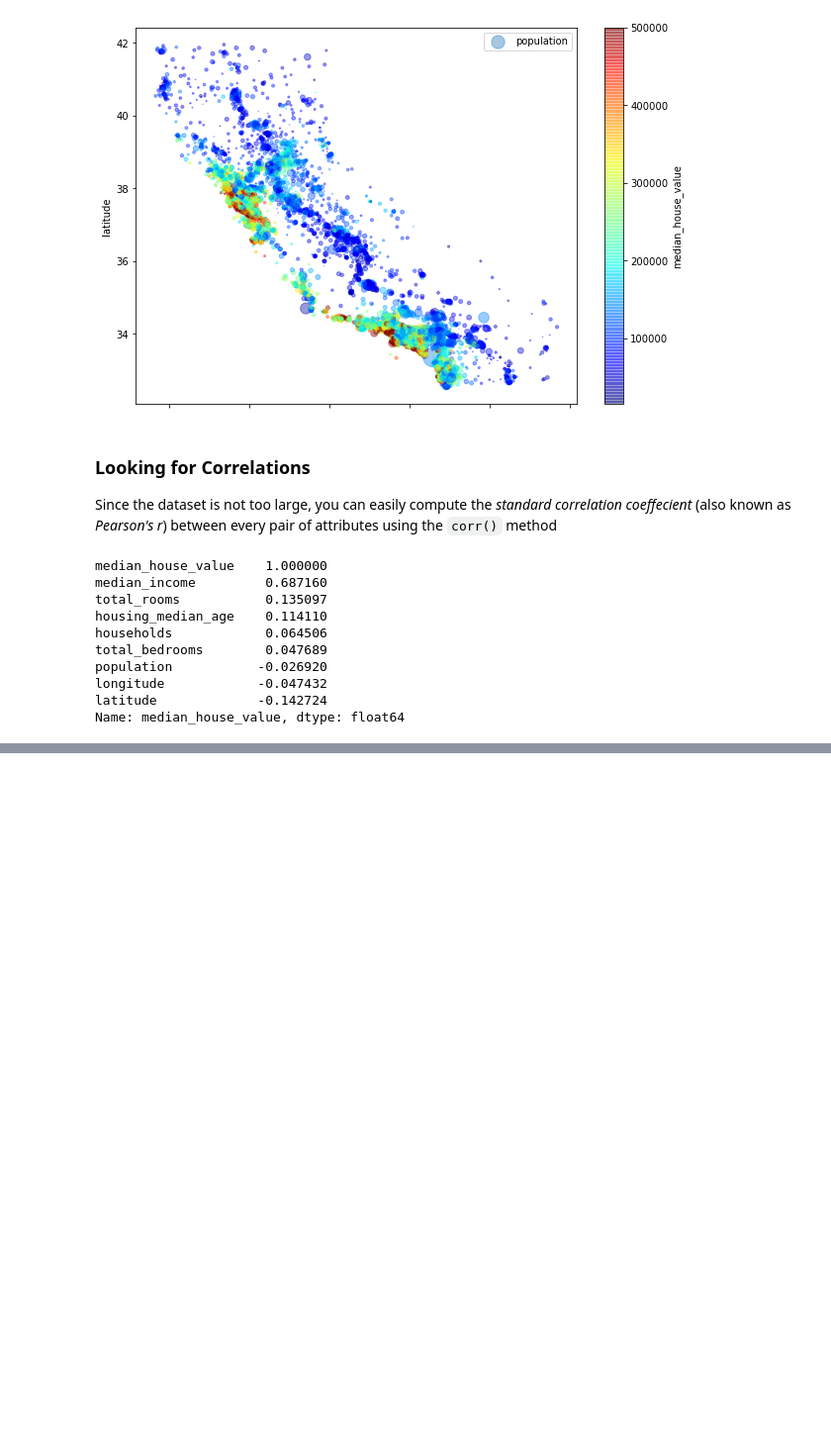
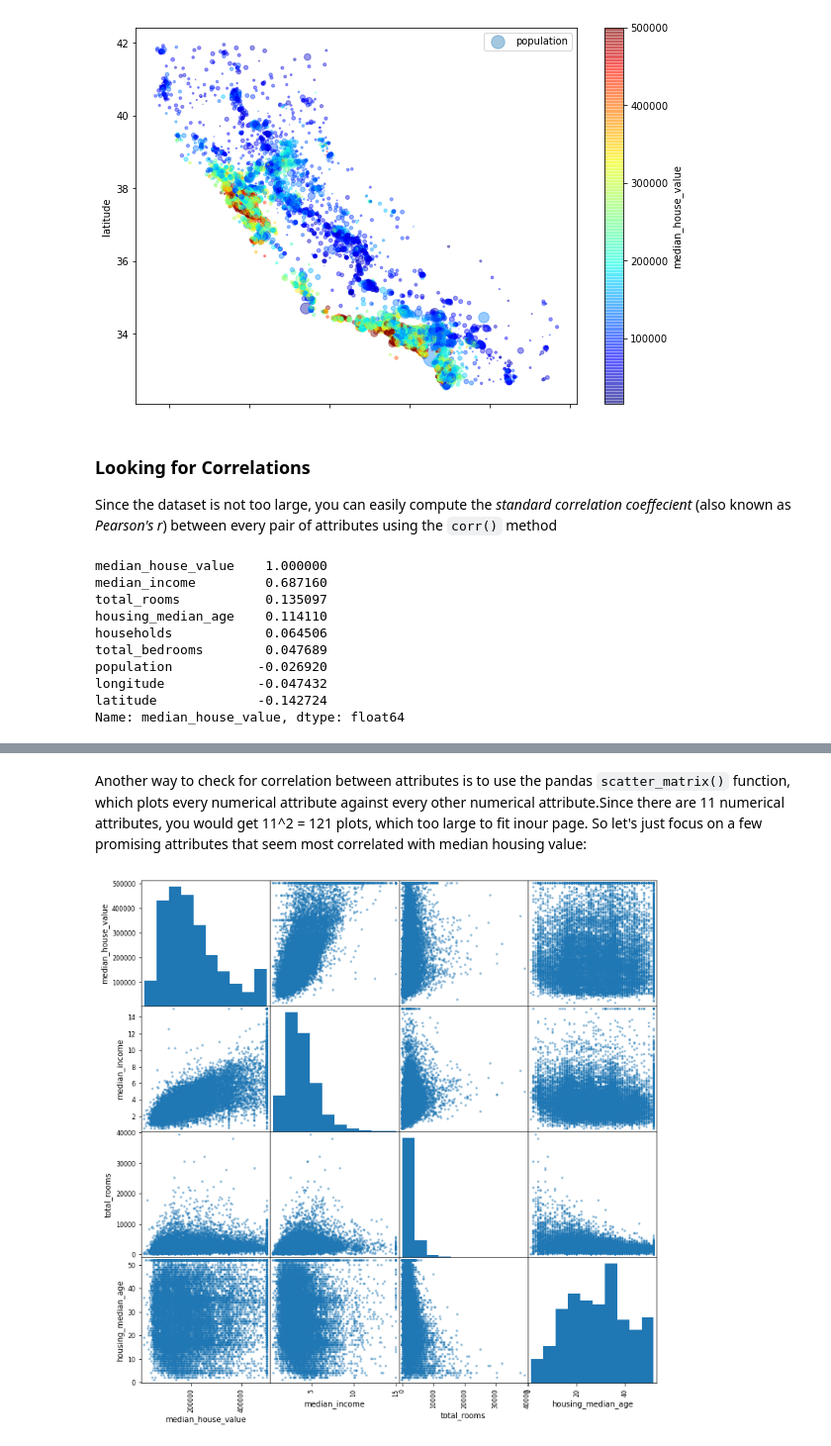
Before and after one commit to ARGF0RCE/Hands-On-ML-Made-Easy, a Jupyter notebook: Hands_On_ML_Book/Chapter_2/End-to-End_ML_Project.ipynb, the cells around one changed output, grey strips where cells are left out. Shown at 99% size. Drawn from its saved outputs; the diff is of its cells as text; code cells hidden in the pictures; blank space fills up the shorter version.

```diff
--- a/Hands_On_ML_Book/Chapter_2/End-to-End_ML_Project.ipynb
+++ b/Hands_On_ML_Book/Chapter_2/End-to-End_ML_Project.ipynb
@@ -241,3 +241,12 @@ The correlation coeffecient ranges from -1 to 1. When it is close to 1, it means
 <img src="Fig..png" alt="Standard correlation coeffecients of various Datasets"/>
 
 > 🔑 **Note:** The correlation coeffecient only measures linear correlations ("if x goes up, then y generally goes up/down"). It may completely miss out on nonlinear relationships (e.g., "if x is close to 0, then y generally goes up"). Note how all the plots of the bottom row have a correlation coeffecient equal to 0, despite the fact that that their axes are clearly not independent: these examples are nonlinearly correlated.
+# %% [markdown]
+Another way to check for correlation between attributes is to use the pandas `scatter_matrix()` function, which plots every numerical attribute against every other numerical attribute.Since there are 11 numerical attributes, you would get 11^2 = 121 plots, which too large to fit inour page. So let's just focus on a few promising attributes that seem most correlated with median housing value:
+# %%
+from pandas.plotting import scatter_matrix
+
+attributes = ["median_house_value", "median_income", "total_rooms", "housing_median_age"]
+scatter_matrix(housing[attributes], figsize=(12, 12));
+# %% [output]
+[figure, added]
```
Also changed, not shown: parts of 48 cells of this notebook, 1 other file.
